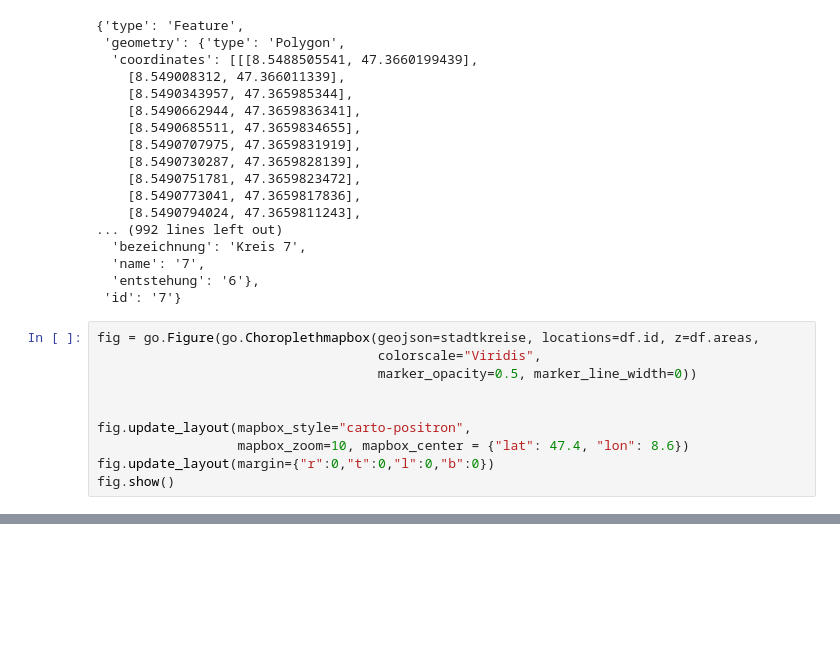
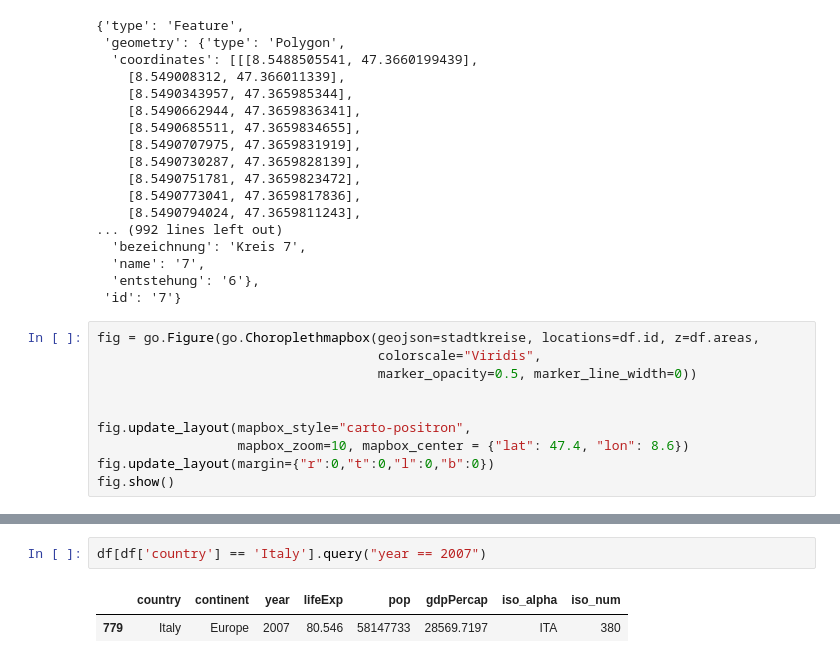
Before and after one commit to jacquesstimolo/Group_Project_SIT, a Jupyter notebook: Jacques/data_analysis.ipynb, the cells around one changed output, grey strips where cells are left out. Cells and saved outputs as stored; diff of their text form; blank space fills up the shorter version.

```diff
--- a/Jacques/data_analysis.ipynb
+++ b/Jacques/data_analysis.ipynb
@@ -111,0 +124,5 @@ fig.show()
+# %%
+df[df['country'] == 'Italy'].query("year == 2007")
+# %% [output]
+|  | country | continent | year | lifeExp | pop | gdpPercap | iso_alpha | iso_num |
+| 779 | Italy | Europe | 2007 | 80.546 | 58147733 | 28569.7197 | ITA | 380 |
```
Also changed, not shown: parts of 1 cell of this notebook.
